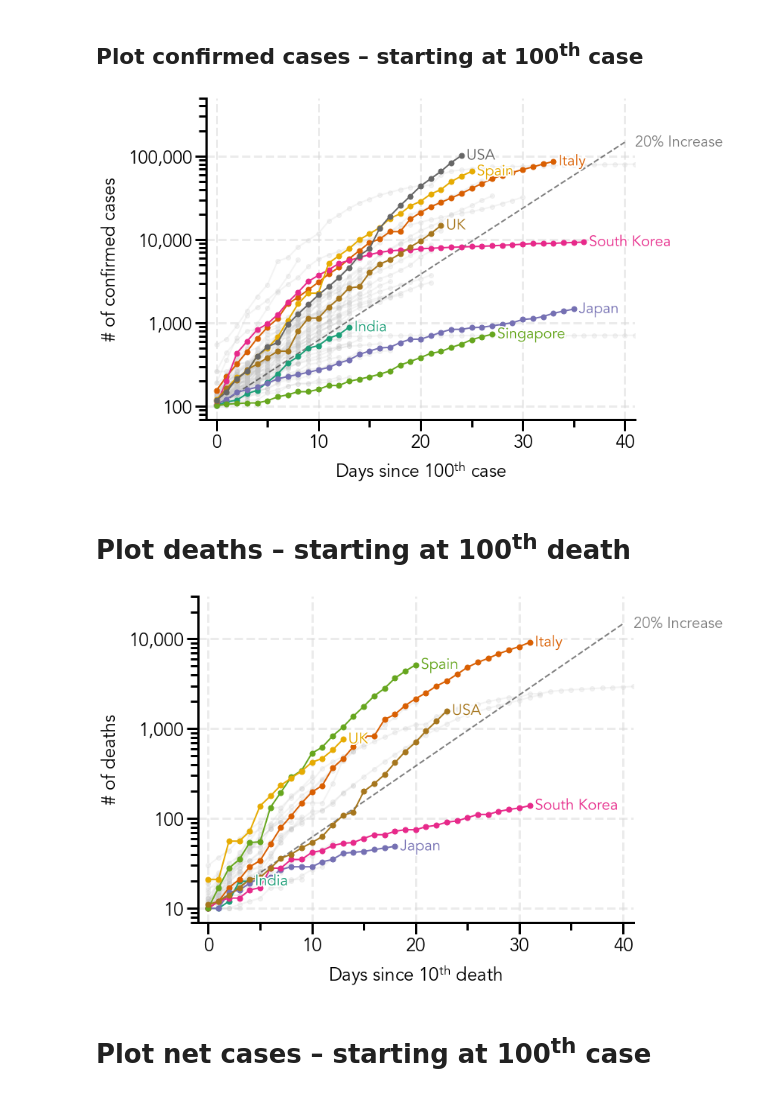
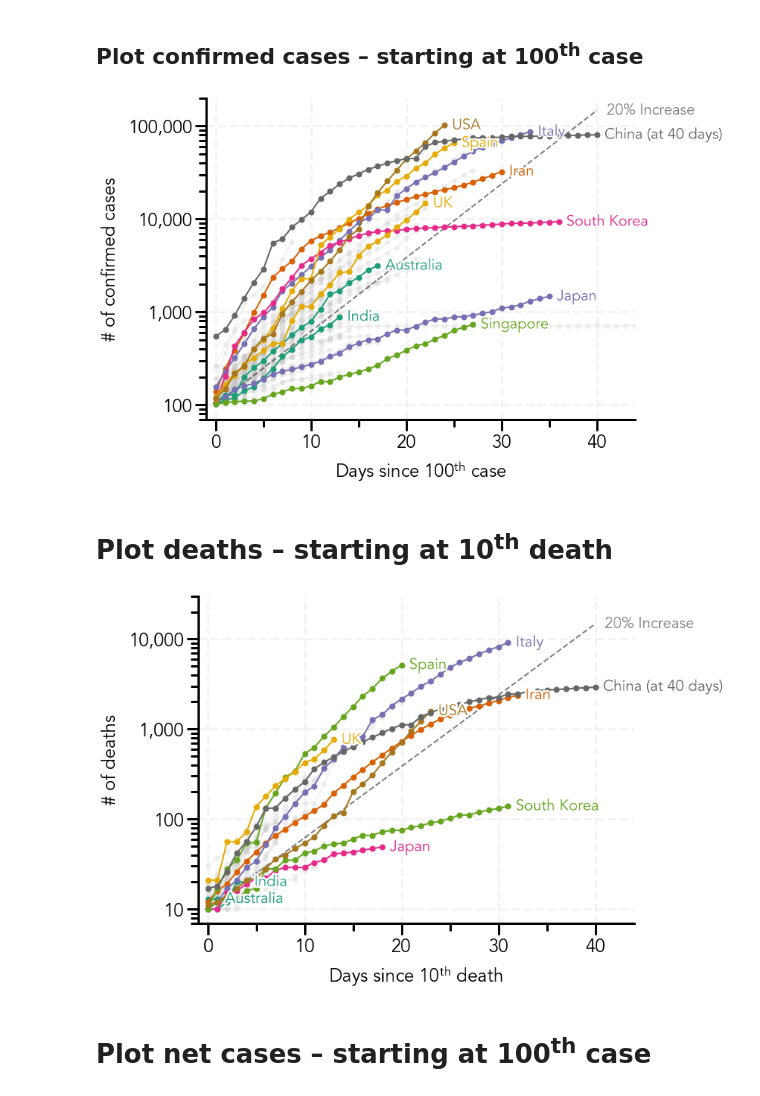
Before and after one commit to naveenv92/covid-19-visualization, a Jupyter notebook: covid_visualization.ipynb, the cells around one changed output. Saved outputs shown, nothing was run; the diff lists cells and outputs as text; code cells hidden in the pictures.

```diff
--- a/covid_visualization.ipynb
+++ b/covid_visualization.ipynb
@@ -91,7 +93,8 @@ for i in data_confirmed['Country/Region']:
         countries.append(i)
 
 # List of country names to highlight in the plot
-highlighted_countries = ['USA', 'UK', 'Italy', 'Spain', 'Japan', 'South Korea', 'India', 'Singapore']
+highlighted_countries = ['USA', 'UK', 'Italy', 'Spain', 'Japan', 'South Korea', 'India',
+                         'Singapore', 'Australia', 'Iran']
 # %% [markdown]
 ## Plot confirmed cases &ndash; starting at 100<sup>th</sup> case
 # %%
@@ -103,7 +106,7 @@ plt.rcParams['axes.linewidth'] = 3
 plt.rcParams['font.size'] = 24
 
 # Generate list of colors from 'Dark2' colormap for highlighted countries and a color for the background countries
-colors = cm.get_cmap('Dark2', len(highlighted_countries) + 1)
+colors = cm.get_cmap('Dark2', len(highlighted_countries) + 2)
 color_bg = '#c6c6c6'
 
 # Create figure and axes
@@ -124,14 +127,14 @@ ax.yaxis.set_tick_params(which='major', size=15, width=3)
 ax.yaxis.set_tick_params(which='minor', size=10, width=3)
 
 # Add grid for readability of logarithmic axes
-ax.grid(color='#d9d9d9', linewidth=3, linestyle='--', alpha=0.5)
+ax.grid(color='#d9d9d9', linewidth=3, linestyle='--', alpha=0.3)
 
 # Range of plot (x-axis and y-axis)
 x_max = 41 # Days
-y_max = 5*10**5 # Cases
+y_max = 2*10**5 # Cases
 
 # Padding for text labels
-left_pad = -0.5
+left_pad = -0.2
 
 # Lines for exponential increase (edit rate as desired)
 rate = [20] # percent change per day (list of values for plot)
@@ -159,39 +162,45 @@ for i in countries:
     if i in highlighted_countries and len(data) > 0:
         ax.plot(np.arange(0, len(data), 1), data, marker='o', ms=7, linewidth=2, color=colors(colorCounter), zorder=2)
         text = ax.text(len(data) + left_pad, data[-1], i, size=20, ha='left', va='center', color=colors(colorCounter))
         text.set_path_effects([pe.Stroke(linewidth=4, foreground='w'), pe.Normal()])
         colorCounter += 1
     elif len(data) > 0 and showBackground:
         ax.plot(np.arange(0, len(data), 1), data, marker='o', linewidth=2, color=color_bg, alpha=0.2, zorder=1)
 
+# Plot China separately and truncate for comparison
+china_data = covidData('China', 1, 100)
+ax.plot(np.arange(0, x_max, 1), china_data[0:x_max], marker='o', ms=7, linewidth=2, color=colors(colorCounter), zorder=2)
+text = ax.text(x_max + left_pad, china_data[x_max], 'China (at ' + str(x_max - 1) + ' days)', size=20, ha='left', va='center', color=colors(colorCounter))
+text.set_path_effects([pe.Stroke(linewidth=4, foreground='w'), pe.Normal()])
+
 # Set x-axis tick intervals
 ax.xaxis.set_major_locator(mpl.ticker.MultipleLocator(10))
 ax.xaxis.set_minor_locator(mpl.ticker.MultipleLocator(5))
 
 # Set y-axis tick intervals and labels
 ax.yaxis.set_major_locator(mpl.ticker.LogLocator(10))
 ax.set_yticklabels(['', '', '100', '1,000', '10,000', '100,000'])
 
 # Set x and y-axis labels
 ax.set_xlabel(u'Days since 100$\mathregular{^{th}}$ case', labelpad=10)
 ax.set_ylabel('# of confirmed cases', labelpad=10)
 
 # Set axis limits
-ax.set_xlim(-1, x_max)
+ax.set_xlim(-1, x_max + 3)
 ax.set_ylim(70, y_max)
 
 # Save plot (comment/uncomment as desired)
 dpi = 300 # Resolution of image
 # plt.savefig('covid-cases.png', dpi=dpi, bbox_inches='tight')
 
 # Show plot
 plt.show()
 # %% [output]
-[figure, old version]
+[figure, new version]
 # %% [markdown]
-# Plot deaths &ndash; starting at 100<sup>th</sup> death
+# Plot deaths &ndash; starting at 10<sup>th</sup> death
 # %%
-# Plot of confirmed cases
+# Plot of deaths
 
 # Change font and axis parameters
 mpl.rcParams['font.family'] = 'Avenir'
@@ -220,14 +229,14 @@ ax.yaxis.set_tick_params(which='major', size=15, width=3)
 ax.yaxis.set_tick_params(which='minor', size=10, width=3)
 
 # Add grid for readability of logarithmic axes
-ax.grid(color='#d9d9d9', linewidth=3, linestyle='--', alpha=0.5)
+ax.grid(color='#d9d9d9', linewidth=3, linestyle='--', alpha=0.3)
 
 # Range of plot (x-axis and y-axis)
 x_max = 41 # Days
 y_max = 3*10**4 # Cases
 
 # Padding for text labels
-left_pad = -0.5
+left_pad = -0.2
 
 # Lines for exponential increase (edit rate as desired)
 rate = [20] # percent change per day (list of values for plot)
@@ -255,10 +264,16 @@ for i in countries:
     if i in highlighted_countries and len(data) > 0:
         ax.plot(np.arange(0, len(data), 1), data, marker='o', ms=7, linewidth=2, color=colors(colorCounter), zorder=2)
         text = ax.text(len(data) + left_pad, data[-1], i, size=20, ha='left', va='center', color=colors(colorCounter))
-        text.set_path_effects([pe.Stroke(linewidth=4, foreground='w'), pe.Normal()])
+        text.set_path_effects([pe.Stroke(linewidth=5, foreground='w'), pe.Normal()])
         colorCounter += 1
     elif len(data) > 0 and showBackground:
         ax.plot(np.arange(0, len(data), 1), data, marker='o', linewidth=2, color=color_bg, alpha=0.2, zorder=1)
+
+# Plot China separately and truncate for comparison
+china_data = covidData('China', 3, 10)
+ax.plot(np.arange(0, x_max, 1), china_data[0:x_max], marker='o', ms=7, linewidth=2, color=colors(colorCounter), zorder=2)
+text = ax.text(x_max + left_pad, china_data[x_max], 'China (at ' + str(x_max - 1) + ' days)', size=20, ha='left', va='center', color=colors(colorCounter))
+text.set_path_effects([pe.Stroke(linewidth=5, foreground='w'), pe.Normal()])
 
 # Set x-axis tick intervals
 ax.xaxis.set_major_locator(mpl.ticker.MultipleLocator(10))
@@ -273,7 +288,7 @@ ax.set_xlabel(u'Days since 10$\mathregular{^{th}}$ death', labelpad=10)
 ax.set_ylabel('# of deaths', labelpad=10)
 
 # Set axis limits
-ax.set_xlim(-1, x_max)
+ax.set_xlim(-1, x_max + 3)
 ax.set_ylim(7, y_max)
 
 # Save plot (comment/uncomment as desired)
@@ -283,7 +298,7 @@ dpi = 300 # Resolution of image
 # Show plot
 plt.show()
 # %% [output]
-[figure, old version]
+[figure, new version]
 # %% [markdown]
 # Plot net cases &ndash; starting at 100<sup>th</sup> case
 # %%
```
Also changed, not shown: parts of 9 cells of this notebook.
